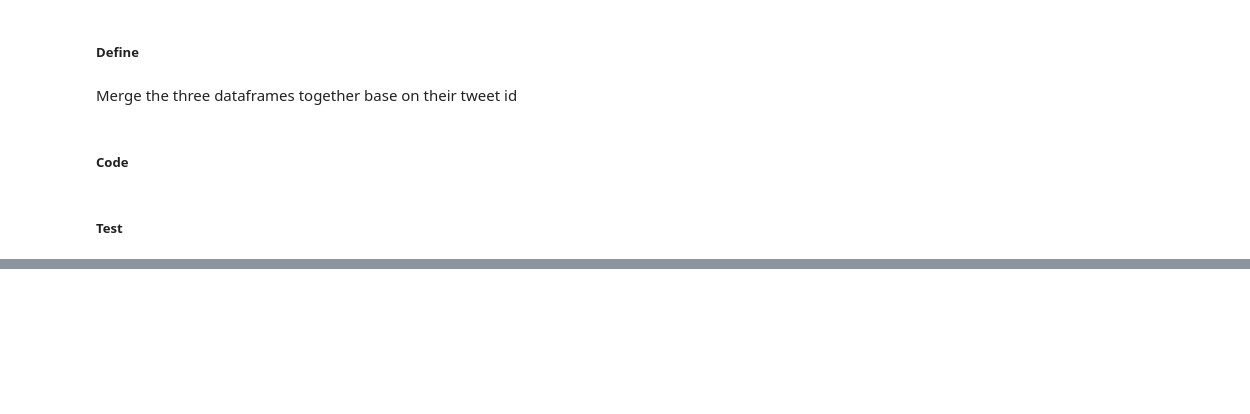
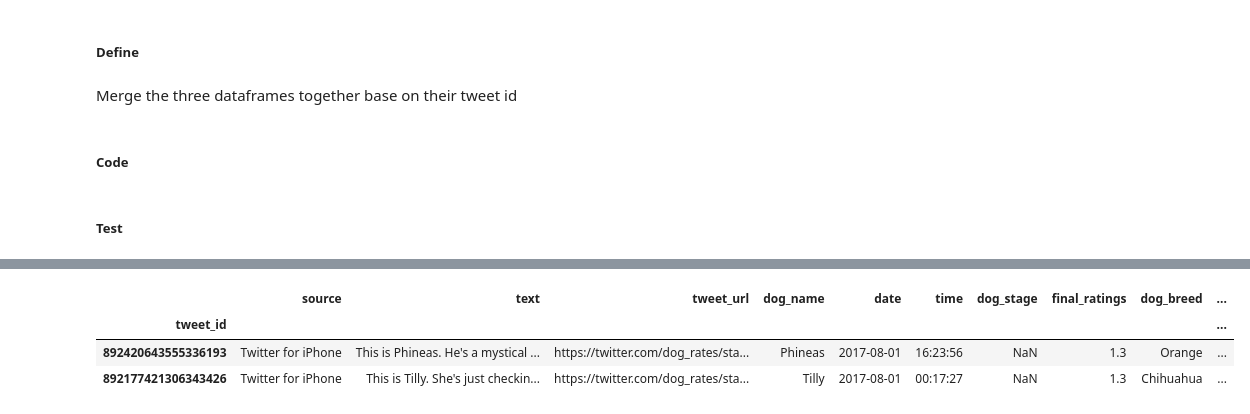
Before and after one commit to comsavvy/WeRateDogs-Wrangling-and-Visualization-Analysis, a Jupyter notebook: wrangle_act.ipynb, the cells around one changed output, grey strips where cells are left out. Saved outputs shown, nothing was run; the diff lists cells and outputs as text; code cells hidden in the pictures; blank space fills up the shorter version.

```diff
--- a/wrangle_act.ipynb
+++ b/wrangle_act.ipynb
@@ -1005,0 +1032,7 @@ memory usage: 188.6+ KB
+# %%
+df_clean.head(2)
+# %% [output]
+|  | source | text | tweet_url | dog_name | date | time | dog_stage | final_ratings | dog_breed | ... |
+| tweet_id |  |  |  |  |  |  |  |  |  | ... |
+| 892420643555336193 | Twitter for iPhone | This is Phineas. He's a mystical ... | https://twitter.com/dog_rates/sta... | Phineas | 2017-08-01 | 16:23:56 | NaN | 1.3 | Orange | ... |
+| 892177421306343426 | Twitter for iPhone | This is Tilly. She's just checkin... | https://twitter.com/dog_rates/sta... | Tilly | 2017-08-01 | 00:17:27 | NaN | 1.3 | Chihuahua | ... |
```
Also changed, not shown: parts of 17 cells of this notebook.
